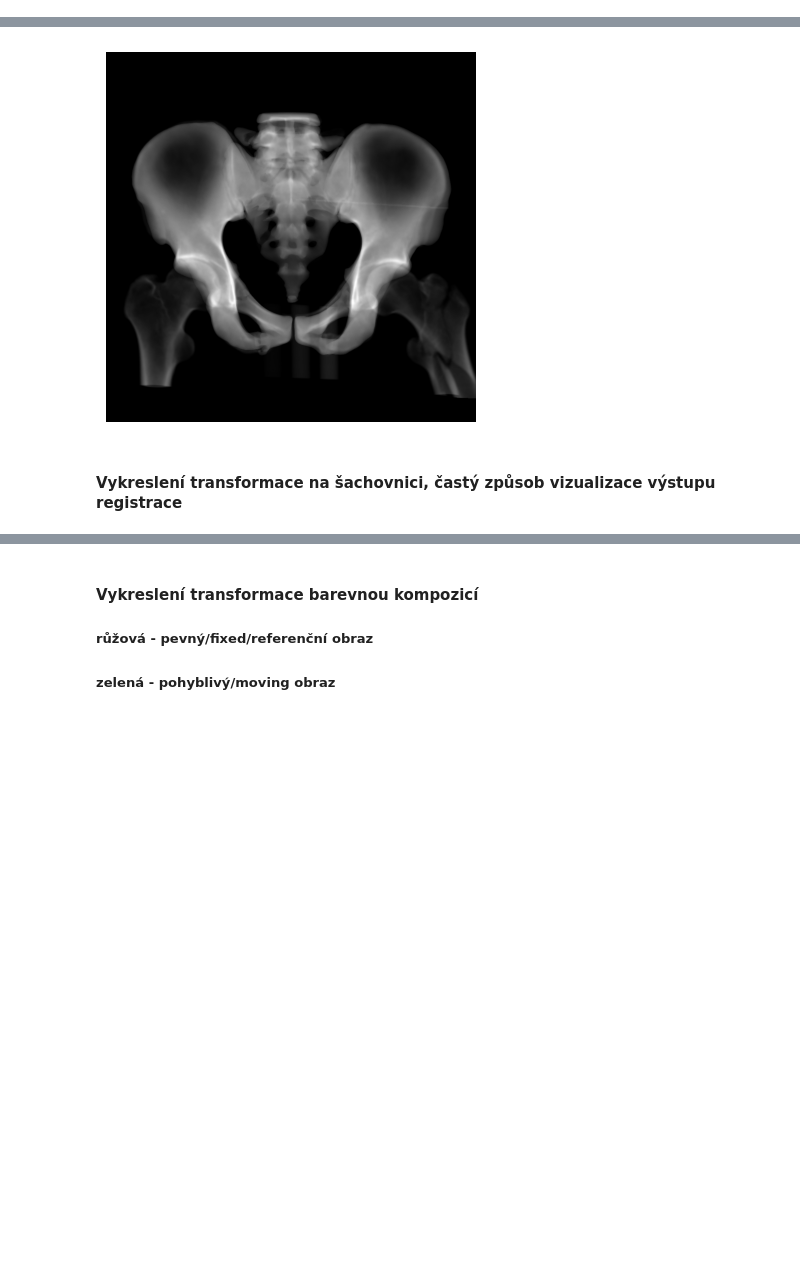
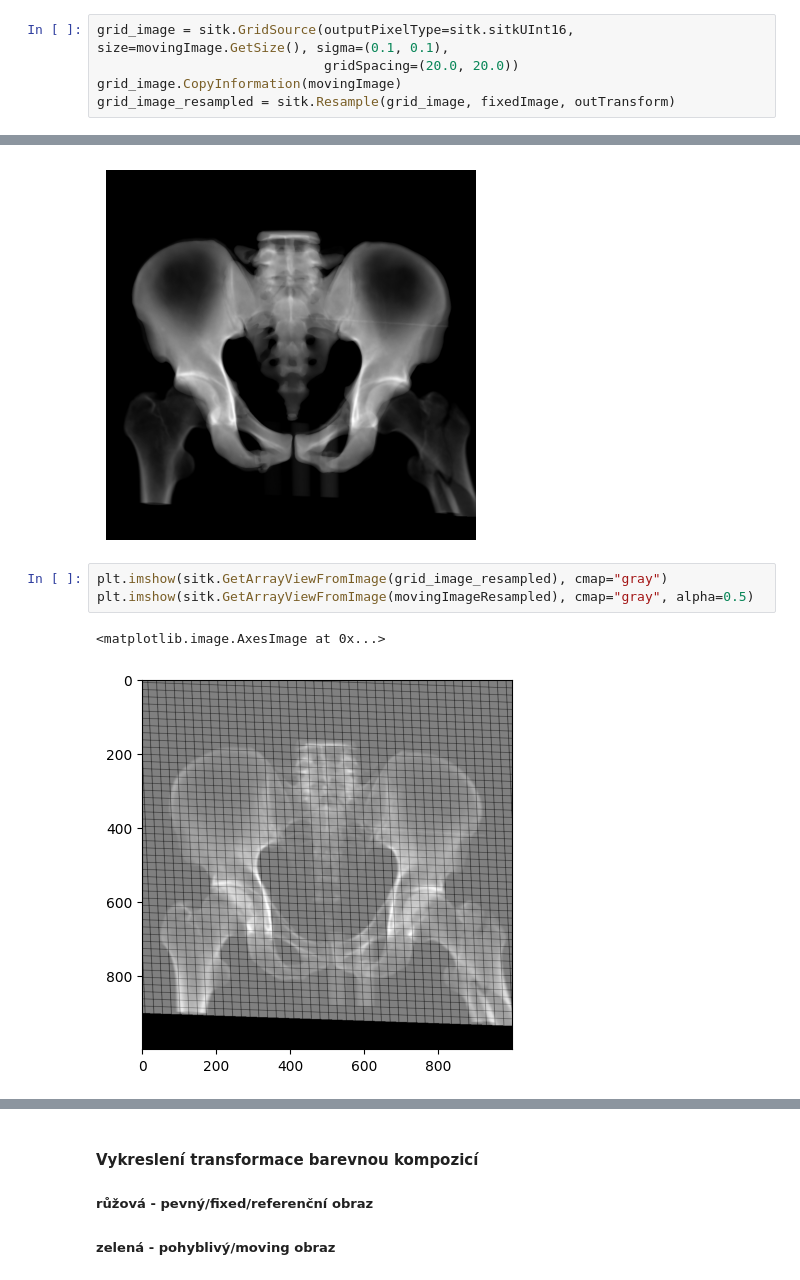
Before and after one commit to Vojtech-Benda/ca_isf, a Jupyter notebook: sitkRegistration.ipynb, the cells around one changed output, grey strips where cells are left out. Drawn from its saved outputs; the diff is of its cells as text; blank space fills up the shorter version.

```diff
--- a/sitkRegistration.ipynb
+++ b/sitkRegistration.ipynb
@@ -120,3 +133,8 @@ Text(0, 0.5, 'Mutual information')
+# %%
+grid_image = sitk.GridSource(outputPixelType=sitk.sitkUInt16, size=movingImage.GetSize(), sigma=(0.1, 0.1),
+                             gridSpacing=(20.0, 20.0))
+grid_image.CopyInformation(movingImage)
+grid_image_resampled = sitk.Resample(grid_image, fixedImage, outTransform)
 # %% [markdown]
 #### Vykreslení transformace
 # %%
@@ -128,8 +146,12 @@ plt.axis("off")
 plt.show()
 # %% [output]
 [figure]
-# %% [markdown]
-#### Vykreslení transformace na šachovnici, častý způsob vizualizace výstupu registrace
+# %%
+plt.imshow(sitk.GetArrayViewFromImage(grid_image_resampled), cmap="gray")
+plt.imshow(sitk.GetArrayViewFromImage(movingImageResampled), cmap="gray", alpha=0.5)
+# %% [output]
+<matplotlib.image.AxesImage at 0x...>
+[figure, added]
 # %%
 movingImageResampled255 = sitk.Cast(sitk.IntensityWindowing(movingImageResampled,
                                                             windowMinimum=0., windowMaximum=32767.,
```
Also changed, not shown: parts of 3 cells of this notebook, 3 other files.
